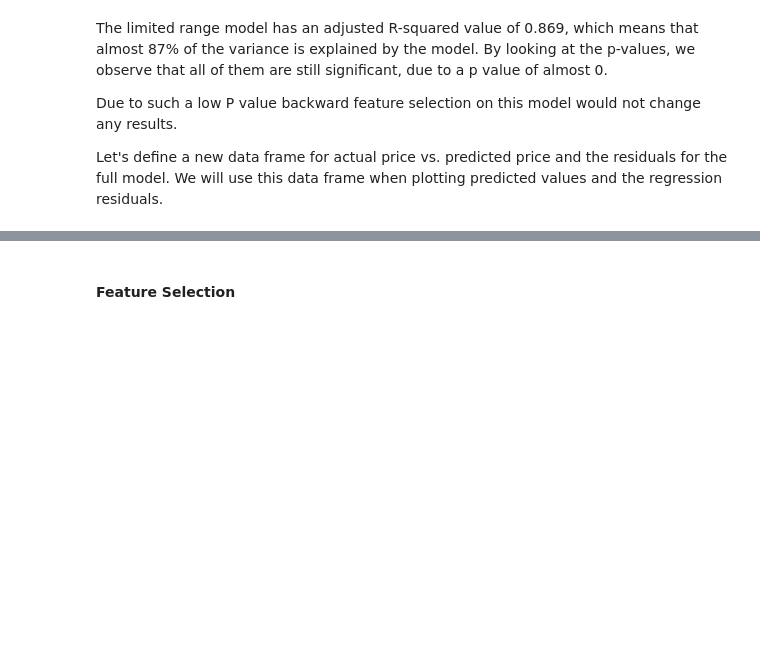
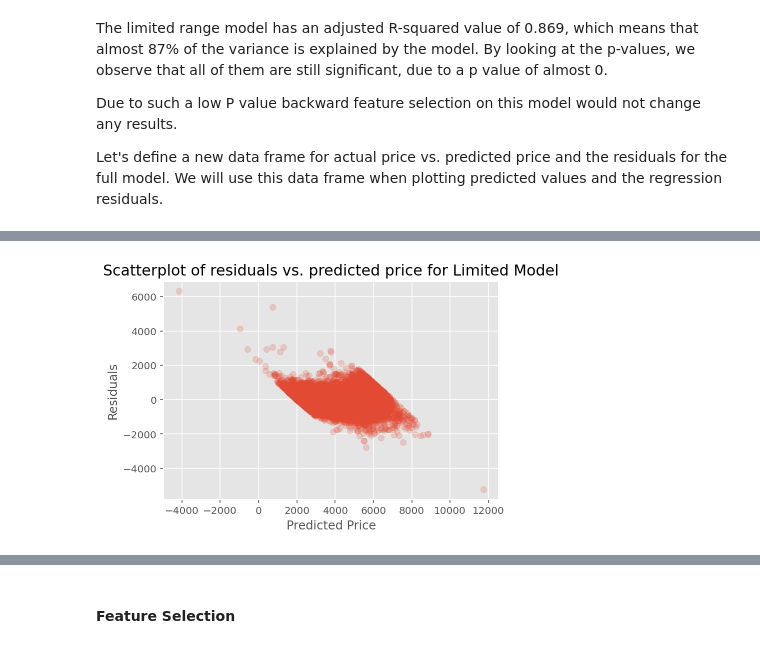
Before and after one commit to gabbagabbagool/rmit-diamonds, a Jupyter notebook: Phase2_Report.ipynb, the cells around one changed output, grey strips where cells are left out. Saved outputs shown, nothing was run; the diff lists cells and outputs as text; code cells hidden in the pictures; blank space fills up the shorter version.

```diff
--- a/Phase2_Report.ipynb
+++ b/Phase2_Report.ipynb
@@ -751,0 +762,8 @@ NameError: name 'plt' is not defined
+# %%
+plt.scatter(residuals_range['predicted'], residuals_range['residual'], alpha=0.2);
+plt.xlabel('Predicted Price');
+plt.ylabel('Residuals')
+plt.title('Scatterplot of residuals vs. predicted price for Limited Model', fontsize=15)
+plt.show();
+# %% [output]
+[figure, added]
```
Also changed, not shown: parts of 52 cells of this notebook.
